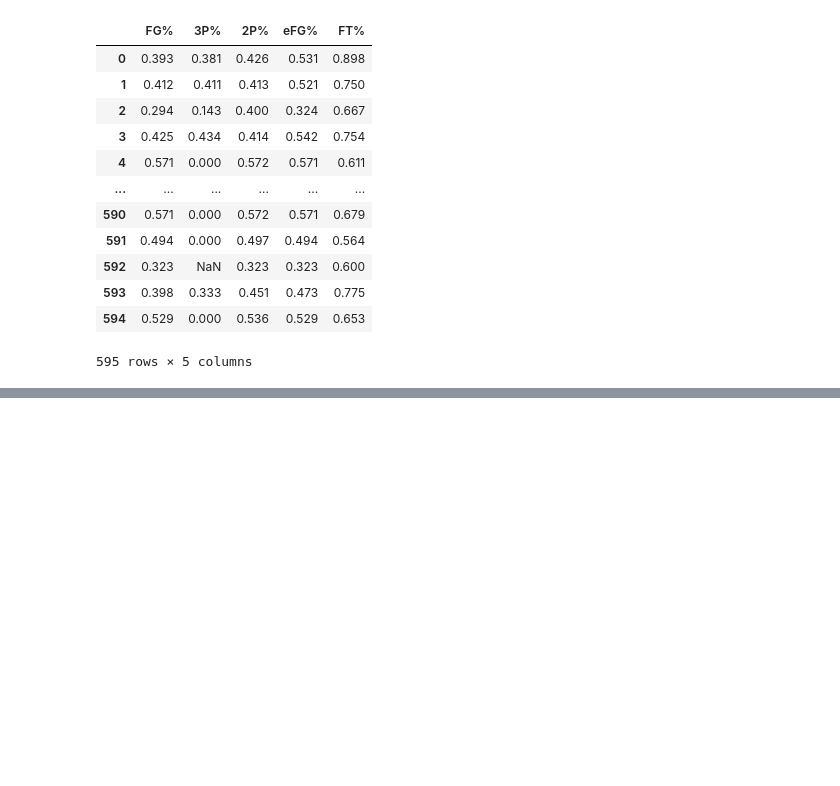
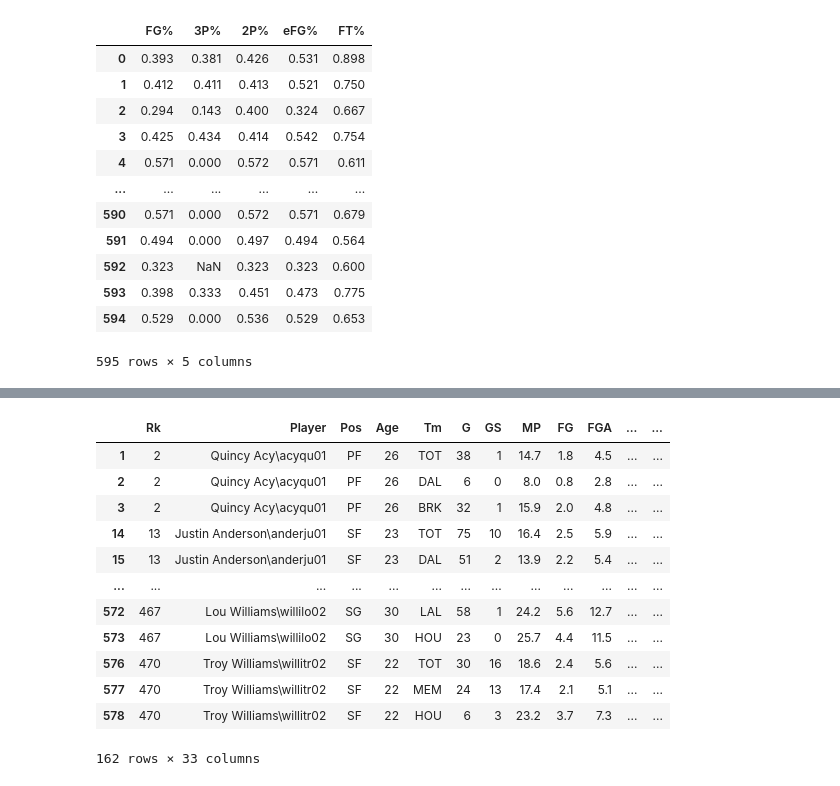
Before and after one commit to asitkumar26/nba-player-analytics, a Jupyter notebook: Pre-processing/preprocessing_data/explore_data_stat_201617.ipynb, the cells around one changed output, grey strips where cells are left out. Drawn from its saved outputs; the diff is of its cells as text; code cells hidden in the pictures; blank space fills up the shorter version.

```diff
--- a/Pre-processing/preprocessing_data/explore_data_stat_201617.ipynb
+++ b/Pre-processing/preprocessing_data/explore_data_stat_201617.ipynb
@@ -429,0 +554,17 @@ player_stats_201617_clean_df.to_csv(r'../../Resources/PreprocessedDataFiles/NBA
+# %%
+# Filter for Frequency !=1. When this  count is added up to frequency =1, total should match the total number of rows
+player_stats_201617_clean_df.loc[(player_stats_201617_clean_df['player_frequency'] != 1)]
+# %% [output]
+|  | Rk | Player | Pos | Age | Tm | G | GS | MP | FG | FGA | ... | ... |
+| 1 | 2 | Quincy Acy\acyqu01 | PF | 26 | TOT | 38 | 1 | 14.7 | 1.8 | 4.5 | ... | ... |
+| 2 | 2 | Quincy Acy\acyqu01 | PF | 26 | DAL | 6 | 0 | 8.0 | 0.8 | 2.8 | ... | ... |
+| 3 | 2 | Quincy Acy\acyqu01 | PF | 26 | BRK | 32 | 1 | 15.9 | 2.0 | 4.8 | ... | ... |
+| 14 | 13 | Justin Anderson\anderju01 | SF | 23 | TOT | 75 | 10 | 16.4 | 2.5 | 5.9 | ... | ... |
+| 15 | 13 | Justin Anderson\anderju01 | SF | 23 | DAL | 51 | 2 | 13.9 | 2.2 | 5.4 | ... | ... |
+| ... | ... | ... | ... | ... | ... | ... | ... | ... | ... | ... | ... | ... |
+| 572 | 467 | Lou Williams\willilo02 | SG | 30 | LAL | 58 | 1 | 24.2 | 5.6 | 12.7 | ... | ... |
+| 573 | 467 | Lou Williams\willilo02 | SG | 30 | HOU | 23 | 0 | 25.7 | 4.4 | 11.5 | ... | ... |
+| 576 | 470 | Troy Williams\willitr02 | SF | 22 | TOT | 30 | 16 | 18.6 | 2.4 | 5.6 | ... | ... |
+| 577 | 470 | Troy Williams\willitr02 | SF | 22 | MEM | 24 | 13 | 17.4 | 2.1 | 5.1 | ... | ... |
+| 578 | 470 | Troy Williams\willitr02 | SF | 22 | HOU | 6 | 3 | 23.2 | 3.7 | 7.3 | ... | ... |
+162 rows × 33 columns
```
Also changed, not shown: parts of 50 cells of this notebook, 1 other file.
